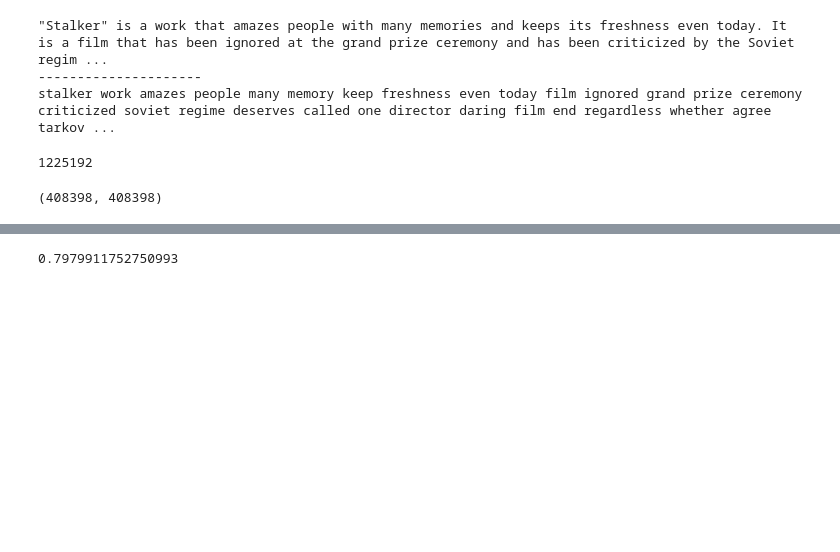
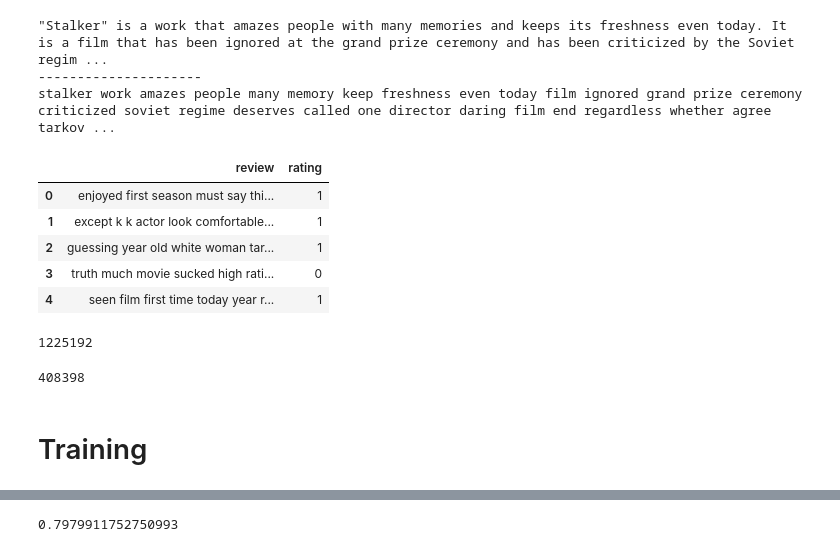
Before and after one commit to Jakhmola/Sentiment-Analysis, a Jupyter notebook: Sentiment Analysis.ipynb, the cells around one changed output, grey strips where cells are left out. Saved outputs shown, nothing was run; the diff lists cells and outputs as text; code cells hidden in the pictures; blank space fills up the shorter version.

```diff
--- a/Sentiment Analysis.ipynb
+++ b/Sentiment Analysis.ipynb
@@ -200 +156,12 @@ df['review'] = df['review'].apply(clean_review)
+# %%
+df = pd.read_csv('dataset/clean_reviews.csv')
+# %%
+df.head(5)
+# %% [output]
+|  | review | rating |
+| 0 | enjoyed first season must say thi... | 1 |
+| 1 | except k k actor look comfortable... | 1 |
+| 2 | guessing year old white woman tar... | 1 |
+| 3 | truth much movie sucked high rati... | 0 |
+| 4 | seen film first time today year r... | 1 |
 # %%
@@ -207,6 +175,6 @@ len(x_train)
 # %% [output]
 1225192
 # %%
-len(x_test), len(y_test)
+len(x_test)
 # %% [output]
-(408398, 408398)
+408398
@@ -213 +184,3 @@ len(x_test), len(y_test)
+# %% [markdown]
+# Training
 # %% [markdown]
```
Also changed, not shown: parts of 82 cells of this notebook.
